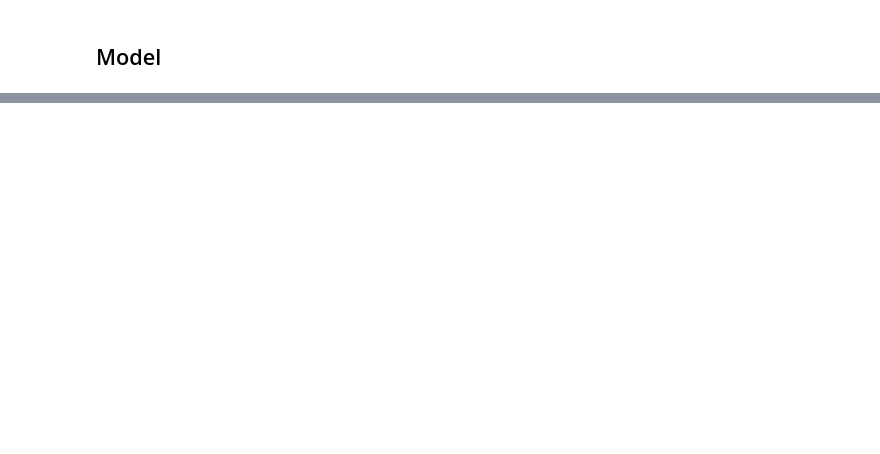
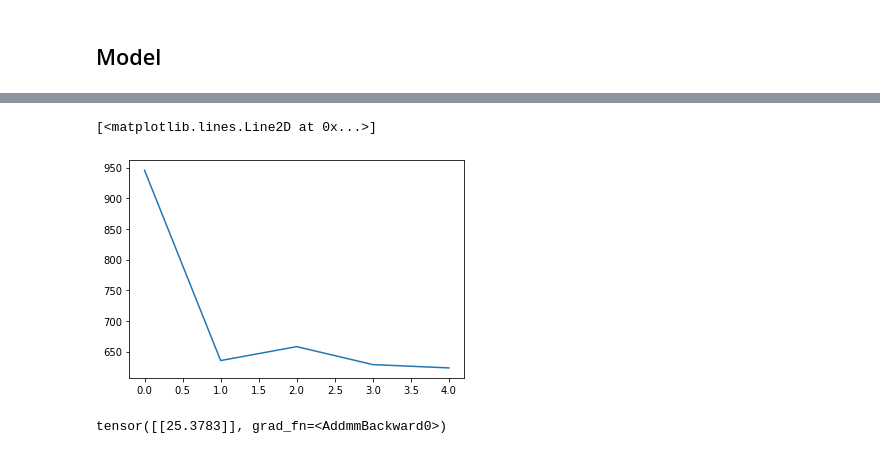
Before and after one commit to chinkiatboon/facial-age-recognition, a Jupyter notebook: facial-age.ipynb, the cells around one changed output, grey strips where cells are left out. Drawn from its saved outputs; the diff is of its cells as text; code cells hidden in the pictures; blank space fills up the shorter version.

```diff
--- a/facial-age.ipynb
+++ b/facial-age.ipynb
@@ -67,0 +226,9 @@ class Model(nn.Module):
+# %%
+plt.plot(test_losses)
+# %% [output]
+[<matplotlib.lines.Line2D at 0x...>]
+[figure, added]
+# %%
+model(features_set[3000])
+# %% [output]
+tensor([[25.3783]], grad_fn=<AddmmBackward0>)
```
Also changed, not shown: parts of 16 cells of this notebook.
